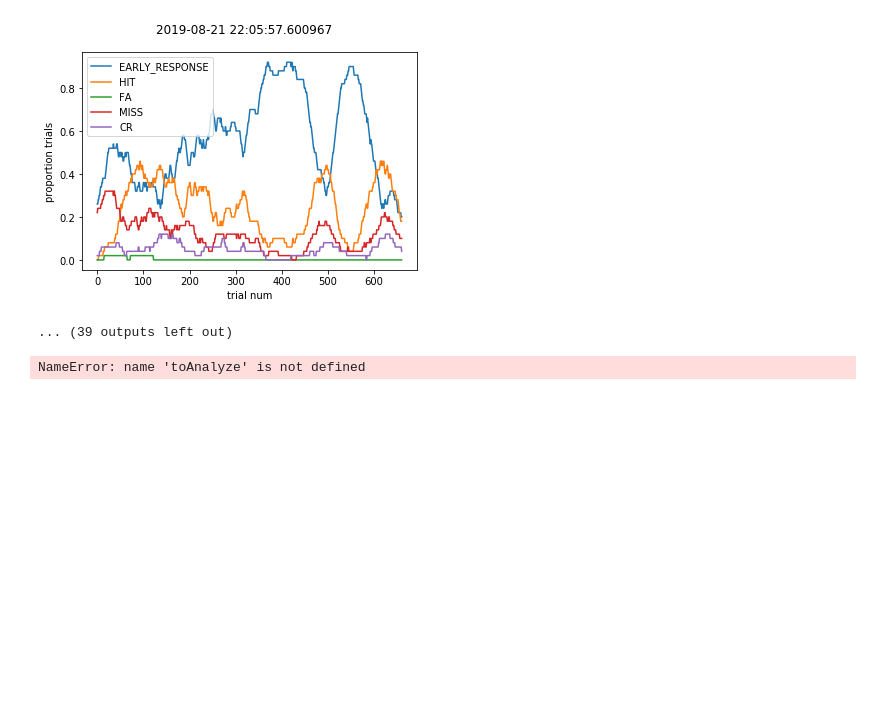
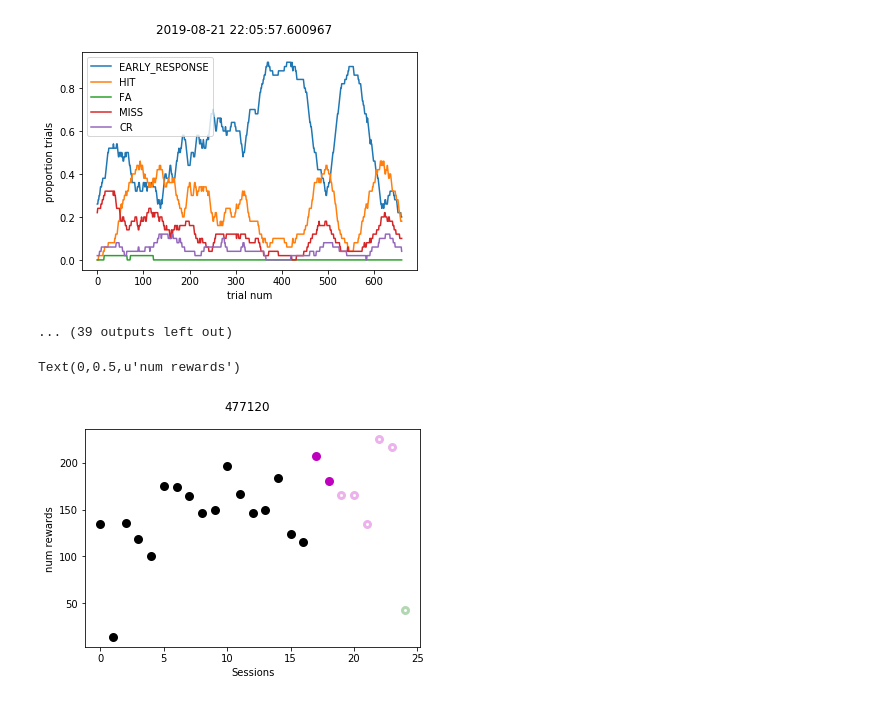
Before and after one commit to taminar/mouseBehaviorData, a Jupyter notebook: mouseBehaviorData.ipynb, the cells around one changed output. Drawn from its saved outputs; the diff is of its cells as text; code cells hidden in the pictures; blank space fills up the shorter version.

```diff
--- a/mouseBehaviorData.ipynb
+++ b/mouseBehaviorData.ipynb
@@ -122,9 +122,13 @@ beh_sessions['pklfile'] = beh_sessions.apply(lambda row:
         getPicklePath(row['storage_directory']), axis=1)
 # %%
 #pick out dates to analyze: it takes a bit of time to pull this data from the network, so limiting your
-#dates is helpful when possible
-startDate = '2019-11-05'
-endDate = '2019-11-09'
+#dates is helpful when possible. Right now I'm pulling from 'daysBeforeHandoff' to end
+daysBeforeHandoff = 14
+
+handoff = beh_sessions[beh_sessions['rig'].str.contains('NP')].iloc[-1]['created_at']
+endDate = beh_sessions[beh_sessions['rig'].str.contains('NP')].iloc[0]['created_at']
+startDate = handoff - pd.DateOffset(days=daysBeforeHandoff)
+
 toAnalyze = beh_sessions[(beh_sessions['created_at']>=startDate)&(beh_sessions['created_at']<endDate)]
 # %%
 toAnalyze['trials'] = toAnalyze.apply(lambda row: getTrialsDF(row['pklfile']), axis=1) #this trials object has all the info you need about the session
@@ -159,15 +160,30 @@ for ir, row in toAnalyze.iterrows():
 [figure]
 [figure]
 ... (39 outputs left out)
-# %%
-#plot proportion of trials that were aborts, hits and false alarms
-for ir, row in toAnalyze.iterrows():
-    fig, ax = plt.subplots()
-    fig.suptitle(row['created_at'])
-    ax.plot(np.convolve(np.ones(50), row['trials']['response_type']=='EARLY_RESPONSE', 'same')/50)
-    ax2 = ax.twinx()
-    ax2.plot(row['trials']['reward_rate'])
-    ax.set_xlabel('trial num')
-    ax.set_ylabel('proportion trials')
-# %% [output]
-NameError: name 'toAnalyze' is not defined
+# %%
+def getColorAlphaFill(row):
+    a = 1.0
+    f = 'full'
+    if 'NP' not in row['rig']:
+        c = 'k'
+    elif 'TRAINING' in row['stage']:
+        c = 'm'
+    else:
+        c = 'g'
+
+    if 'low_volume' in row['stage']:
+        a = 0.3
+        f = 'none'
+    return c,a,f
+
+fig, ax = plt.subplots()
+for ir, row in toAnalyze.iterrows():
+    num_rewards = row['trials']['cumulative_reward_number'].max()
+    c,a,f = getColorAlphaFill(row)
+    ax.plot(1+len(toAnalyze) - ir, num_rewards, c+'o', alpha=a, fillstyle=f, mew=3)
+fig.suptitle(mouse_id)
+ax.set_xlabel('Sessions')
+ax.set_ylabel('num rewards')
+# %% [output]
+Text(0,0.5,u'num rewards')
+[figure, added]
```
Also changed, not shown: parts of 2 cells of this notebook.
